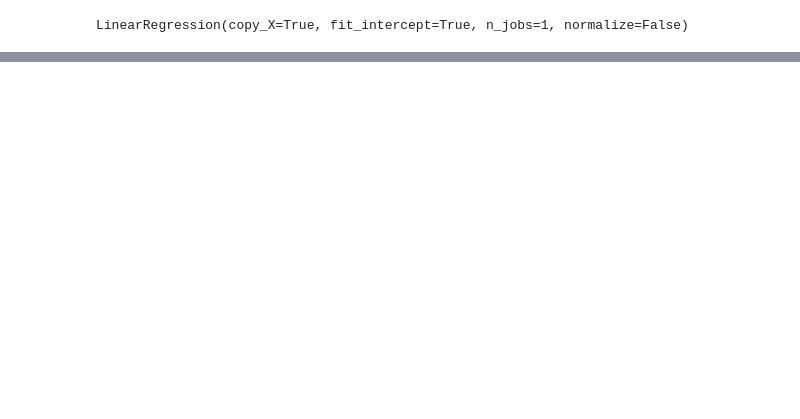
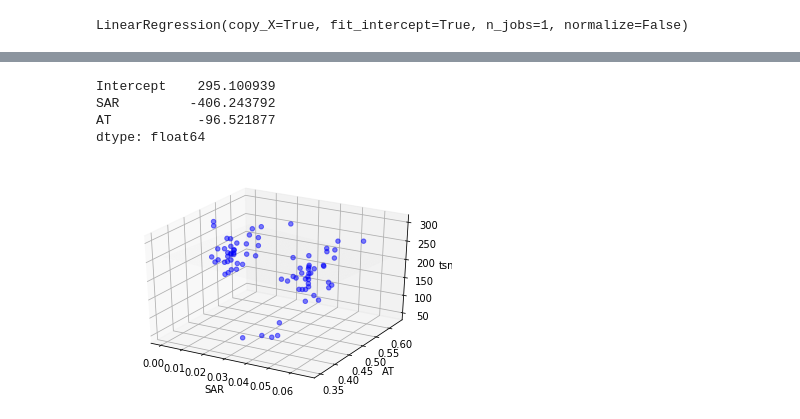
Before and after one commit to proj-nuisance/nuisance, a Jupyter notebook: ipy/regression.py.ipynb, the cells around one changed output, grey strips where cells are left out. Saved outputs shown, nothing was run; the diff lists cells and outputs as text; code cells hidden in the pictures; blank space fills up the shorter version.

```diff
--- a/ipy/regression.py.ipynb
+++ b/ipy/regression.py.ipynb
@@ -71,0 +140,10 @@ r2_score(y_test, y_pred)
+# %%
+import numpy as np
+import statsmodels.api as sm
+files = pd.read_csv('extraction.csv')
+X = files.iloc[:, 2:].values
+Y = files.iloc[:, 1].values
+# %%
+df2=pd.DataFrame(X,columns=['SAR','AT'])
+df2['tsnr']=pd.Series(Y)
+df2
@@ -71,0 +169,26 @@ r2_score(y_test, y_pred)
+# %%
+from mpl_toolkits.mplot3d import Axes3D
+import statsmodels.formula.api as smf
+model = smf.ols(formula='tsnr ~ SAR + AT', data=df2)
+results_formula = model.fit()
+results_formula.params
+# %% [output]
+Intercept    295.100939
+SAR         -406.243792
+AT           -96.521877
+dtype: float64
+# %%
+x_surf, y_surf = np.meshgrid(np.linspace(df2["SAR"].min(), df2["SAR"].max(), 100),np.linspace(df2["AT"].min(), df2["AT"].max(), 100))
+onlyX = pd.DataFrame({'SAR': x_surf.ravel(), 'AT': y_surf.ravel()})
+fittedY=results_formula.predict(exog=onlyX)
+# %%
+fig = plt.figure()
+ax = fig.add_subplot(111, projection='3d')
+ax.scatter(df2['SAR'],df2['AT'],df2['tsnr'],c='blue', marker='o', alpha=0.5)
+ax.plot_surface(x_surf,y_surf,fittedY.reshape(x_surf.shape), color='None', alpha=0.01)
+ax.set_xlabel('SAR')
+ax.set_ylabel('AT')
+ax.set_zlabel('tsnr')
+plt.show()
+# %% [output]
+[figure, added]
```
Also changed, not shown: parts of 14 cells of this notebook.
